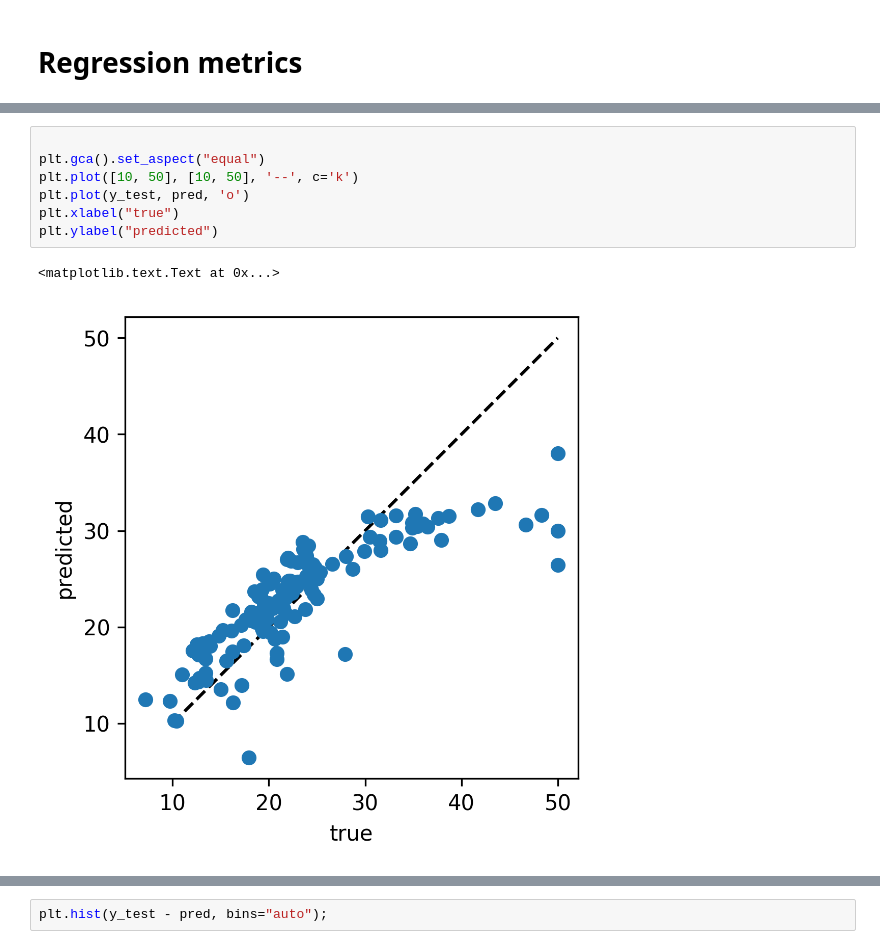
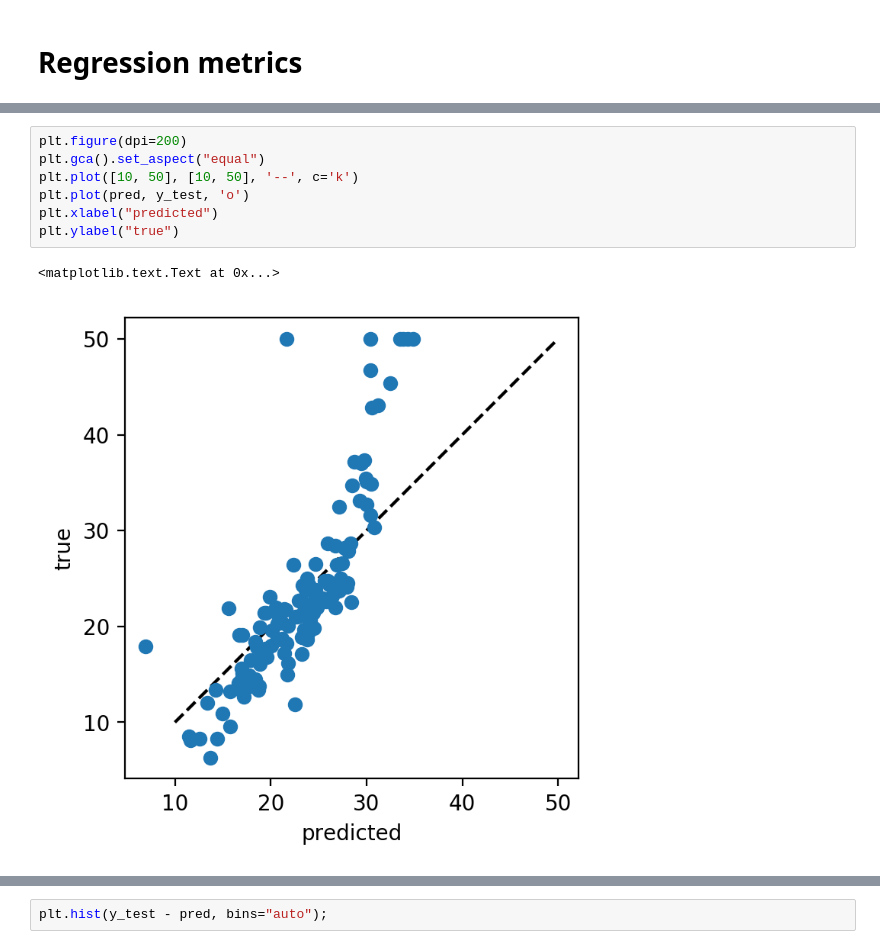
Before and after one commit to amueller/applied_ml_spring_2017, a Jupyter notebook: slides/aml-12.ipynb, the cells around one changed output, grey strips where cells are left out. Cells and saved outputs as stored; diff of their text form.

```diff
--- a/slides/aml-12.ipynb
+++ b/slides/aml-12.ipynb
@@ -426,10 +429,10 @@ plt.plot(y_test, pred, 'o')
 # %%
-
+plt.figure(dpi=200)
 plt.gca().set_aspect("equal")
 plt.plot([10, 50], [10, 50], '--', c='k')
-plt.plot(y_test, pred, 'o')
-plt.xlabel("true")
-plt.ylabel("predicted")
+plt.plot(pred, y_test, 'o')
+plt.xlabel("predicted")
+plt.ylabel("true")
 # %% [output]
 <matplotlib.text.Text at 0x...>
-[figure, old version]
+[figure, new version]
```
Also changed, not shown: parts of 4 cells of this notebook, 1 other file.
